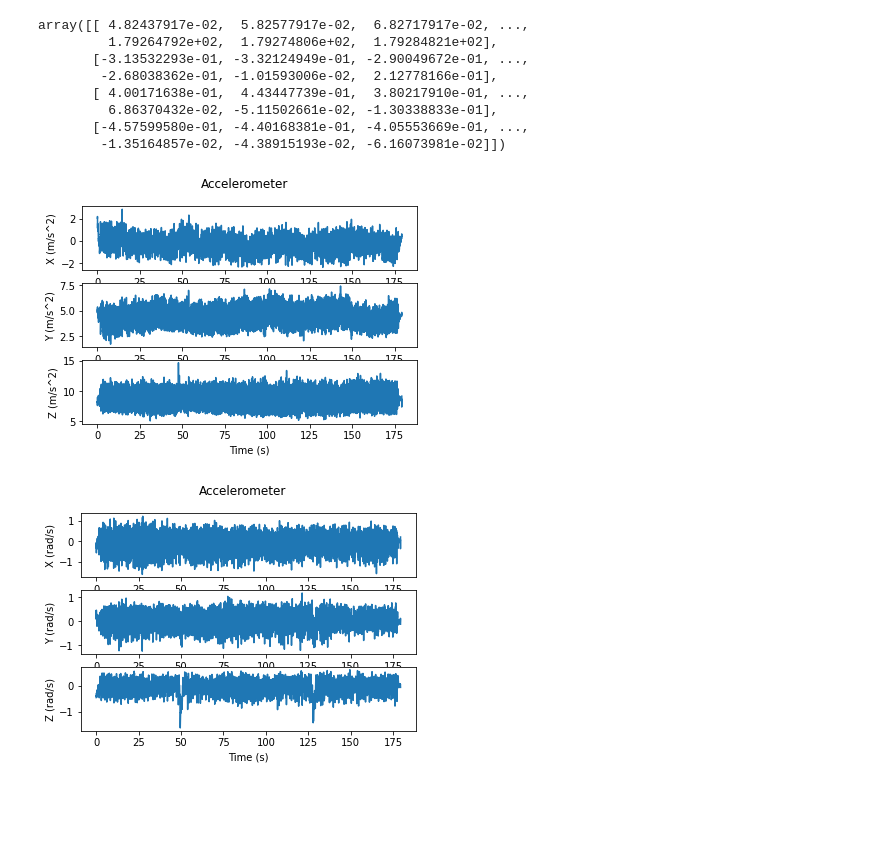
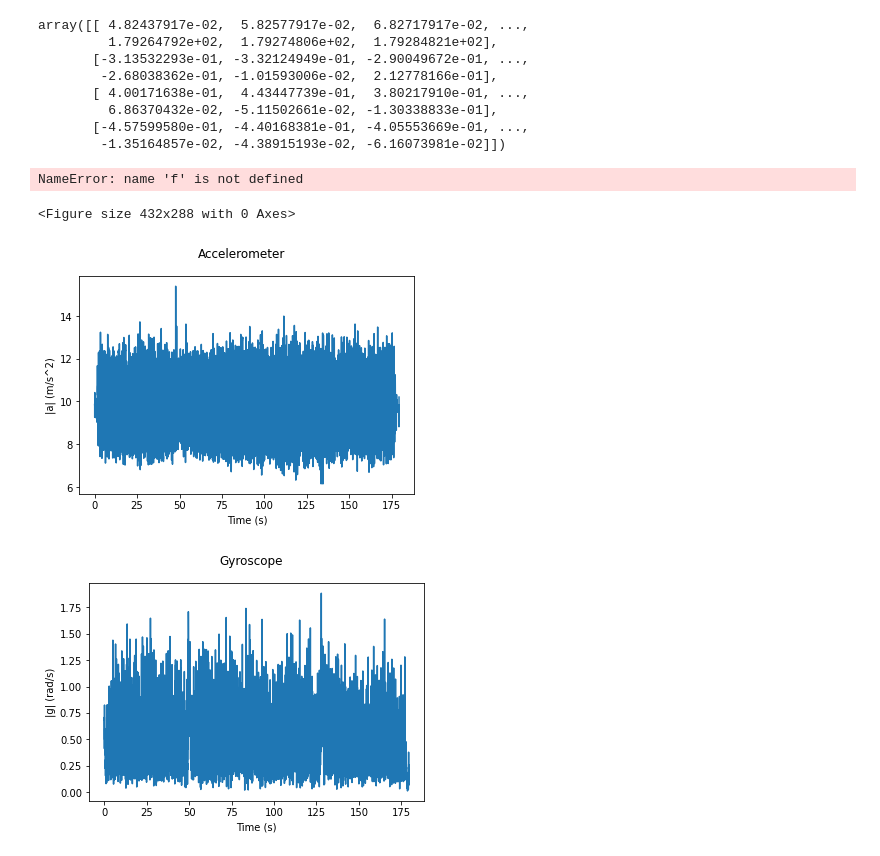
Before and after one commit to annkapopp/IndoorLocal, a Jupyter notebook: preprocessing.ipynb, the cells around one changed output. Cells and saved outputs as stored; diff of their text form; code cells hidden in the pictures; blank space fills up the shorter version.

```diff
--- a/preprocessing.ipynb
+++ b/preprocessing.ipynb
@@ -52,8 +52,21 @@ array([[ 4.82437917e-02,  5.82577917e-02,  6.82717917e-02, ...,
        [-4.57599580e-01, -4.40168381e-01, -4.05553669e-01, ...,
         -1.35164857e-02, -4.38915193e-02, -6.16073981e-02]])
 # %%
-utils.plot_acc(acc)
-utils.plot_gyro(gyro)
+utils.plot_acc(acc, 'all')
+utils.plot_gyro(gyro, 'all')
 # %% [output]
-[figure, removed]
-[figure, removed]
+NameError: name 'f' is not defined
+<Figure size 432x288 with 0 Axes>
+# %%
+# norm of accelerometer & gyroscope
+
+acc_norm = np.linalg.norm(acc[1::], axis=0)
+acc_norm = np.array([acc[0], acc_norm])
+gyro_norm = np.linalg.norm(gyro[1::], axis=0)
+gyro_norm = np.array([gyro[0], gyro_norm])
+
+utils.plot_acc(acc_norm, 'norm')
+utils.plot_gyro(gyro_norm, 'norm')
+# %% [output]
+[figure, added]
+[figure, added]
```
Also changed, not shown: 1 other file.
